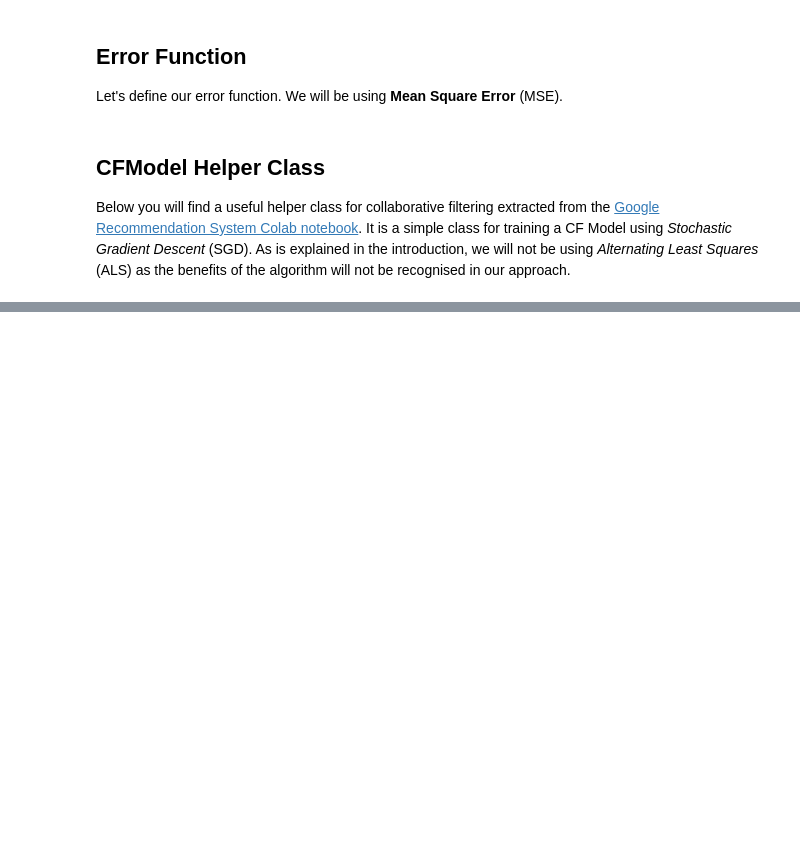
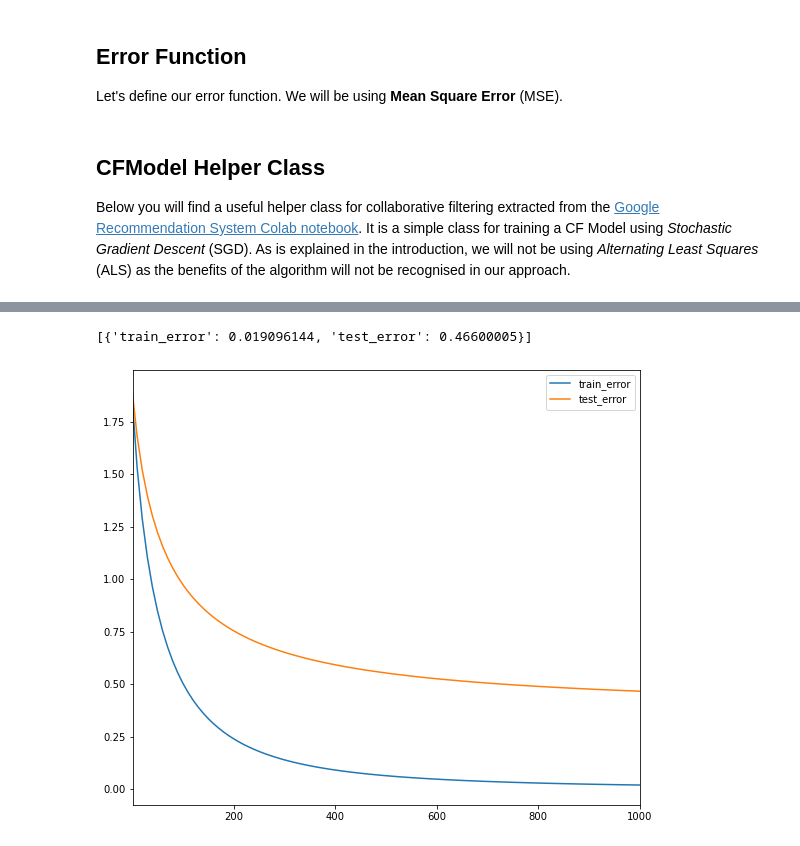
Before and after one commit to scummins00/CA4015-Music-RecSystem, a Jupyter notebook: book/Matrix_Factorization.ipynb, the cells around one changed output, grey strips where cells are left out. Drawn from its saved outputs; the diff is of its cells as text; code cells hidden in the pictures; blank space fills up the shorter version.

```diff
--- a/book/Matrix_Factorization.ipynb
+++ b/book/Matrix_Factorization.ipynb
@@ -29,0 +61,8 @@ num_artists = len(artists.id.unique())
+# %%
+# Let's replace old columns with new ind ones
+rating_matrix.userID = u_ind
+rating_matrix.artistID = a_ind
+
+#Let's ensure the max value is approriate
+assert(rating_matrix.userID.unique().max() == 1891)
+assert(rating_matrix.artistID.unique().max() == 17631)
@@ -29,0 +83,7 @@ num_artists = len(artists.id.unique())
+# %%
+#What is the max amount of listens
+print(f'The max value recorded: {rating_matrix.weight.max()}')
+
+
+#normalize the weight array
+rating_matrix.weight = tf.keras.utils.normalize(np.asarray(rating_matrix.weight), order=2)[0]
@@ -45,24 +107,38 @@ def build_rating_sparse_tensor(ratings_df):
         indices=indices,
         values=values,
         dense_shape=[num_users, num_artists])
+# %%
+# Utility to split the data into training and test sets.
+def split_dataframe(df, holdout_fraction=0.1):
+    """Splits a DataFrame into training and test sets.
+    Args:
+        df: a dataframe.
+        holdout_fraction: fraction of dataframe rows to use in the test set.
+    Returns:
+        train: dataframe for training
+        test: dataframe for testing
+    """
+    test = df.sample(frac=holdout_fraction, replace=False)
+    train = df[~df.index.isin(test.index)]
+    return train, test
 # %% [markdown]
 ## Error Function
 Let's define our error function. We will be using **Mean Square Error** (MSE).
 # %%
-def sparse_mean_square_error(sparse_ratings, user_embeddings, movie_embeddings):
+def sparse_mean_square_error(sparse_ratings, query_embeddings, item_embeddings):
     """
     Args:
         sparse_ratings: A SparseTensor rating matrix, of dense_shape [N, M]
-        user_embeddings: A dense Tensor U of shape [N, k] where k is the embedding
+        query_embeddings: A dense Tensor U of shape [N, k] where k is the embedding
         dimension, such that U_i is the embedding of user i.
-        movie_embeddings: A dense Tensor V of shape [M, k] where k is the embedding
+        item_embeddings: A dense Tensor V of shape [M, k] where k is the embedding
         dimension, such that V_j is the embedding of movie j.
     Returns:
         A scalar Tensor representing the MSE between the true ratings and the
         model's predictions.
     """
     predictions = tf.gather_nd(
-        tf.matmul(user_embeddings, movie_embeddings, transpose_b=True),
+        tf.matmul(query_embeddings, item_embeddings, transpose_b=True),
         sparse_ratings.indices)
     loss = tf.losses.mean_squared_error(sparse_ratings.values, predictions)
     return loss
@@ -181,3 +257,7 @@ def build_model(ratings, embedding_dim=3, init_stddev=1.):
         "movie_id": V
     }
     return CFModel(embeddings, train_loss, [metrics])
+# %%
+model = build_model(rating_matrix, embedding_dim=30, init_stddev=0.5)
+model.train(num_iterations=1000, learning_rate=10.)
+# %% [output]
@@ -183,0 +266,2 @@ def build_model(ratings, embedding_dim=3, init_stddev=1.):
+[{'train_error': 0.019096144, 'test_error': 0.46600005}]
+[figure, added]
```
Also changed, not shown: parts of 10 cells of this notebook.
